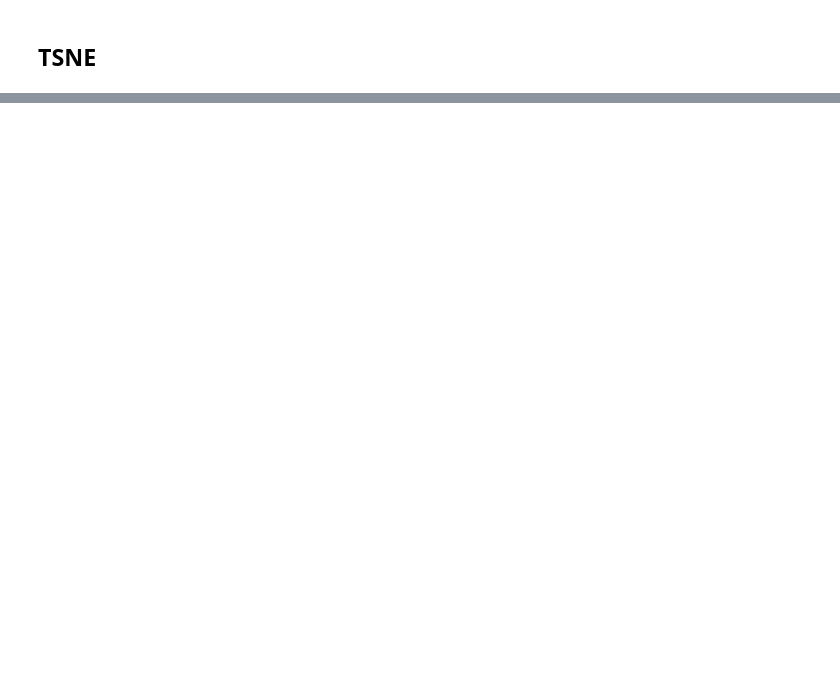
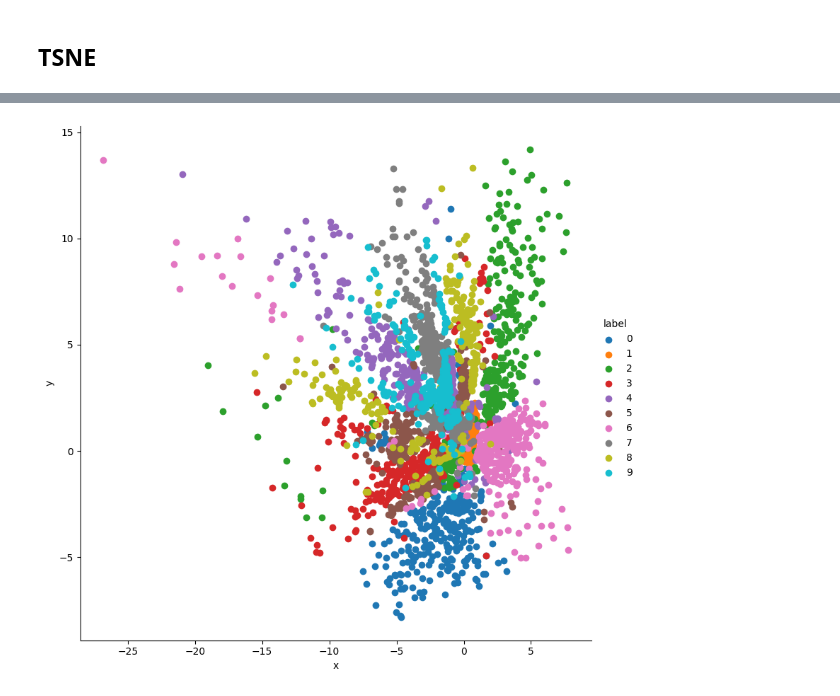
Before and after one commit to AlexPham0209/high-dimensional-visualization, a Jupyter notebook: mnist/mnist.ipynb, the cells around one changed output, grey strips where cells are left out. Saved outputs shown, nothing was run; the diff lists cells and outputs as text; code cells hidden in the pictures; blank space fills up the shorter version.

```diff
--- a/mnist/mnist.ipynb
+++ b/mnist/mnist.ipynb
@@ -58,0 +74,8 @@ plt.show()
+# %%
+model = tf.keras.models.load_model("models/encoder2.keras")
+x_tranformed = model.predict(x)
+df = pd.DataFrame({"x": x_tranformed[:, 0], "y": x_tranformed[:, 1], "label": y})
+g = sns.FacetGrid(data=df, hue="label", height=8)
+g.map(plt.scatter, 'x', 'y').add_legend()
+plt.show()
+# %% [output]
@@ -58,0 +83 @@ plt.show()
+[figure, added]
```
Also changed, not shown: parts of 8 cells of this notebook, 2 other files.
